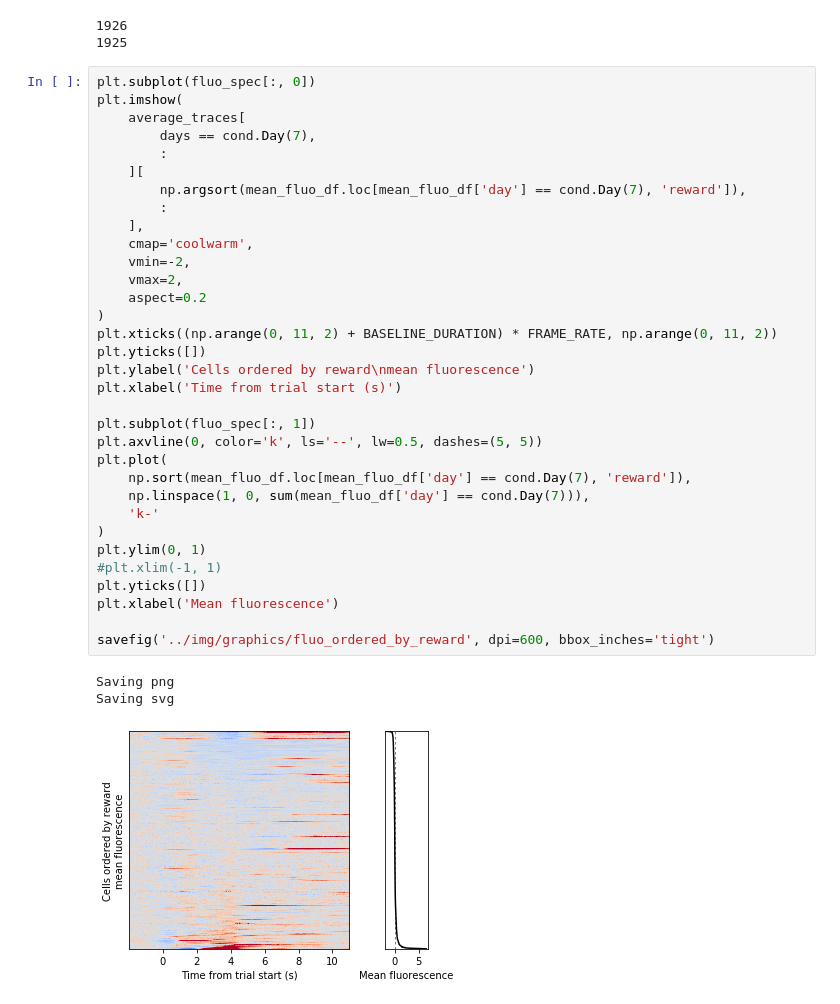
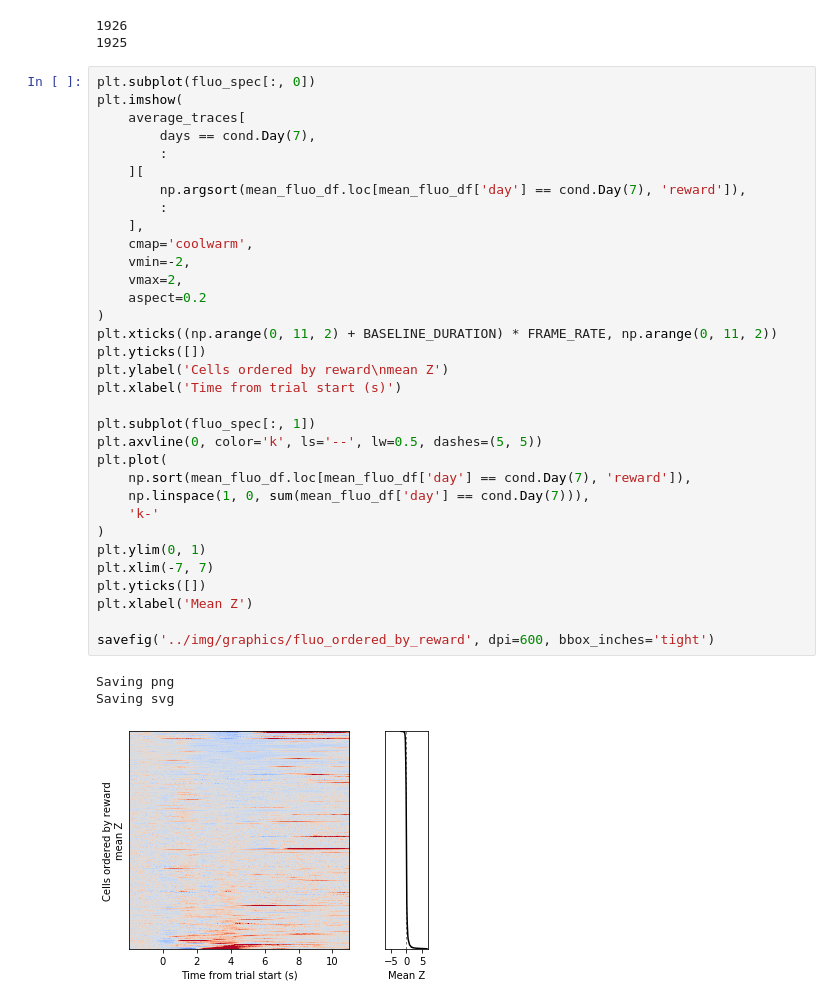
Before and after one commit to nauralcodinglab/interneuron-reward, a Jupyter notebook: notebooks/evolving_trial_structure_projections.ipynb, the cells around one changed output. Saved outputs shown, nothing was run; the diff lists cells and outputs as text.

```diff
--- a/notebooks/evolving_trial_structure_projections.ipynb
+++ b/notebooks/evolving_trial_structure_projections.ipynb
@@ -321,34 +339,34 @@ plt.imshow(
     average_traces[
         days == cond.Day(7),
         :
     ][
         np.argsort(mean_fluo_df.loc[mean_fluo_df['day'] == cond.Day(7), 'reward']),
         :
     ],
     cmap='coolwarm',
     vmin=-2,
     vmax=2,
     aspect=0.2
 )
 plt.xticks((np.arange(0, 11, 2) + BASELINE_DURATION) * FRAME_RATE, np.arange(0, 11, 2))
 plt.yticks([])
-plt.ylabel('Cells ordered by reward\nmean fluorescence')
+plt.ylabel('Cells ordered by reward\nmean Z')
 plt.xlabel('Time from trial start (s)')
 
 plt.subplot(fluo_spec[:, 1])
 plt.axvline(0, color='k', ls='--', lw=0.5, dashes=(5, 5))
 plt.plot(
     np.sort(mean_fluo_df.loc[mean_fluo_df['day'] == cond.Day(7), 'reward']),
     np.linspace(1, 0, sum(mean_fluo_df['day'] == cond.Day(7))),
     'k-'
 )
 plt.ylim(0, 1)
-#plt.xlim(-1, 1)
+plt.xlim(-7, 7)
 plt.yticks([])
-plt.xlabel('Mean fluorescence')
+plt.xlabel('Mean Z')
 
 savefig('../img/graphics/fluo_ordered_by_reward', dpi=600, bbox_inches='tight')
 # %% [output]
 Saving png
 Saving svg
-[figure, old version]
+[figure, new version]
```
Also changed, not shown: parts of 4 cells of this notebook, 1 other file.
